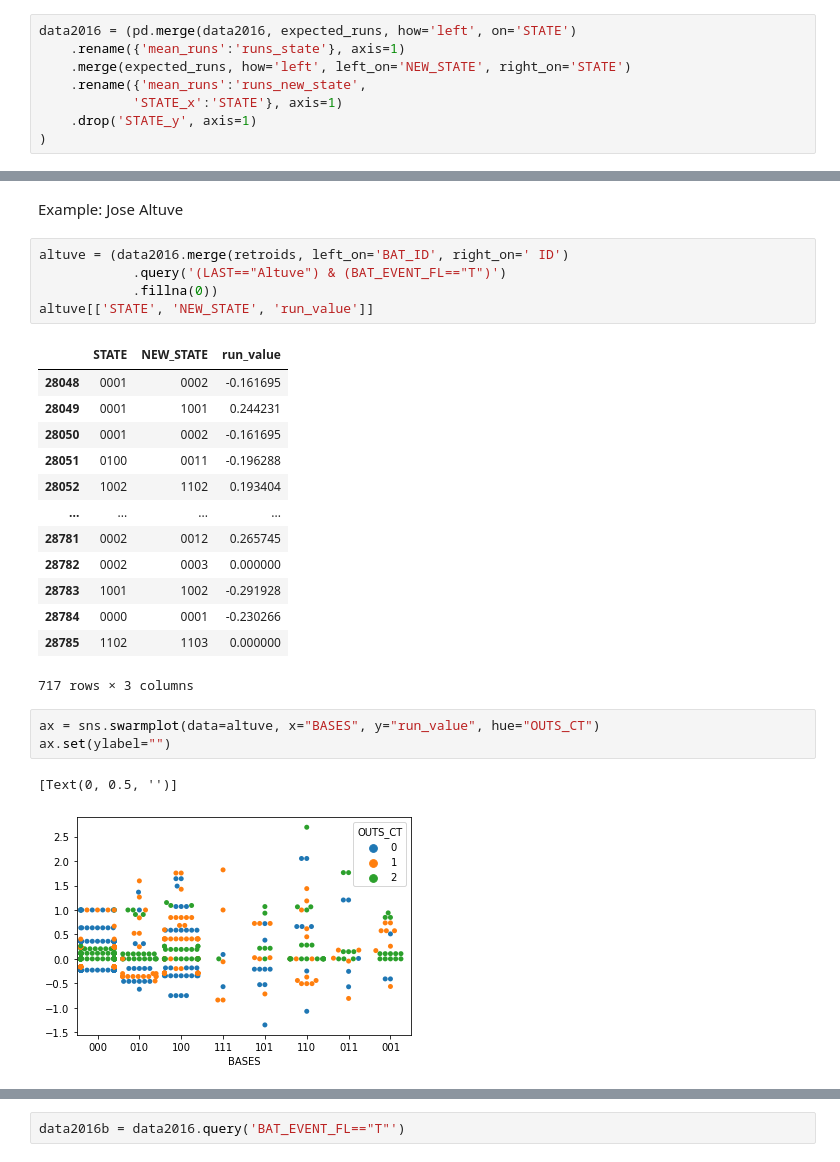
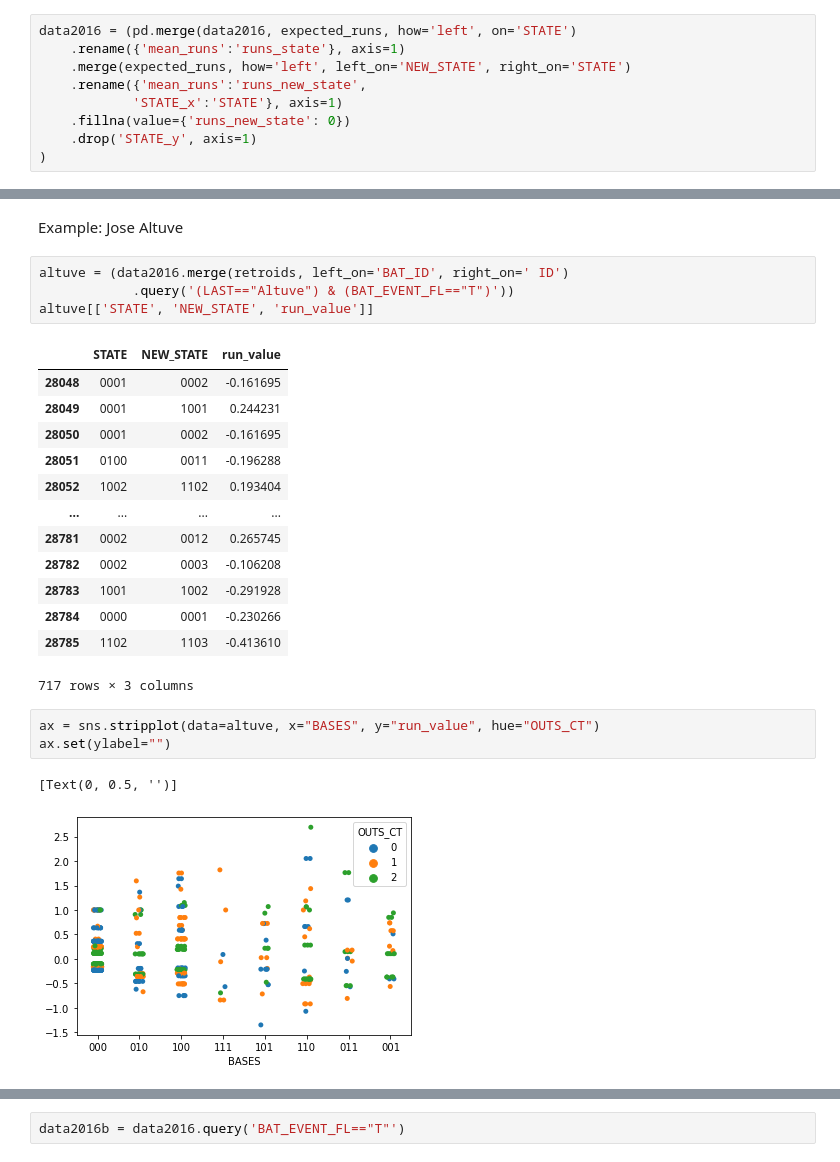
Before and after one commit to fonnesbeck/baseball, a Jupyter notebook: notebooks/Run Expectancy.ipynb, the cells around one changed output, grey strips where cells are left out. Drawn from its saved outputs; the diff is of its cells as text.

```diff
--- a/notebooks/Run Expectancy.ipynb
+++ b/notebooks/Run Expectancy.ipynb
@@ -130,6 +126,7 @@ data2016 = (pd.merge(data2016, expected_runs, how='left', on='STATE')
     .merge(expected_runs, how='left', left_on='NEW_STATE', right_on='STATE')
     .rename({'mean_runs':'runs_new_state',
             'STATE_x':'STATE'}, axis=1)
+    .fillna(value={'runs_new_state': 0})
     .drop('STATE_y', axis=1)
 )
 # %%
@@ -145,8 +142,7 @@ data2016['BASES'] = data2016.STATE.str[:-1]
 Example: Jose Altuve
 # %%
 altuve = (data2016.merge(retroids, left_on='BAT_ID', right_on=' ID')
-            .query('(LAST=="Altuve") & (BAT_EVENT_FL=="T")')
-            .fillna(0))
+            .query('(LAST=="Altuve") & (BAT_EVENT_FL=="T")'))
 altuve[['STATE', 'NEW_STATE', 'run_value']]
 # %% [output]
 |  | STATE | NEW_STATE | run_value |
@@ -157,14 +153,14 @@ altuve[['STATE', 'NEW_STATE', 'run_value']]
 | 28052 | 1002 | 1102 | 0.193404 |
 | ... | ... | ... | ... |
 | 28781 | 0002 | 0012 | 0.265745 |
-| 28782 | 0002 | 0003 | 0.000000 |
+| 28782 | 0002 | 0003 | -0.106208 |
 | 28783 | 1001 | 1002 | -0.291928 |
 | 28784 | 0000 | 0001 | -0.230266 |
-| 28785 | 1102 | 1103 | 0.000000 |
+| 28785 | 1102 | 1103 | -0.413610 |
 717 rows × 3 columns
 # %%
-ax = sns.swarmplot(data=altuve, x="BASES", y="run_value", hue="OUTS_CT")
+ax = sns.stripplot(data=altuve, x="BASES", y="run_value", hue="OUTS_CT")
 ax.set(ylabel="")
 # %% [output]
 [Text(0, 0.5, '')]
-[figure, old version]
+[figure, new version]
```
Also changed, not shown: parts of 15 cells of this notebook.
